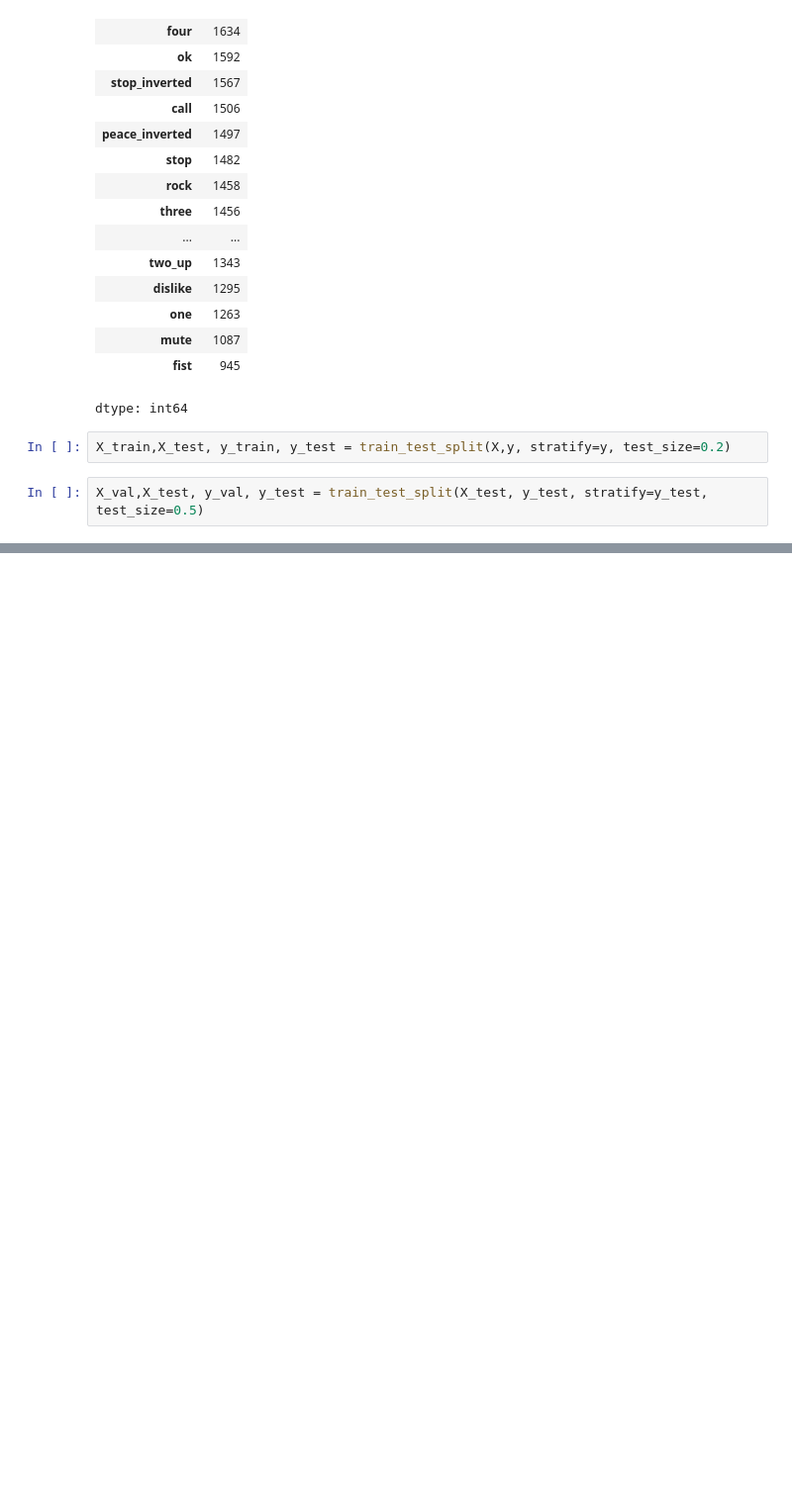
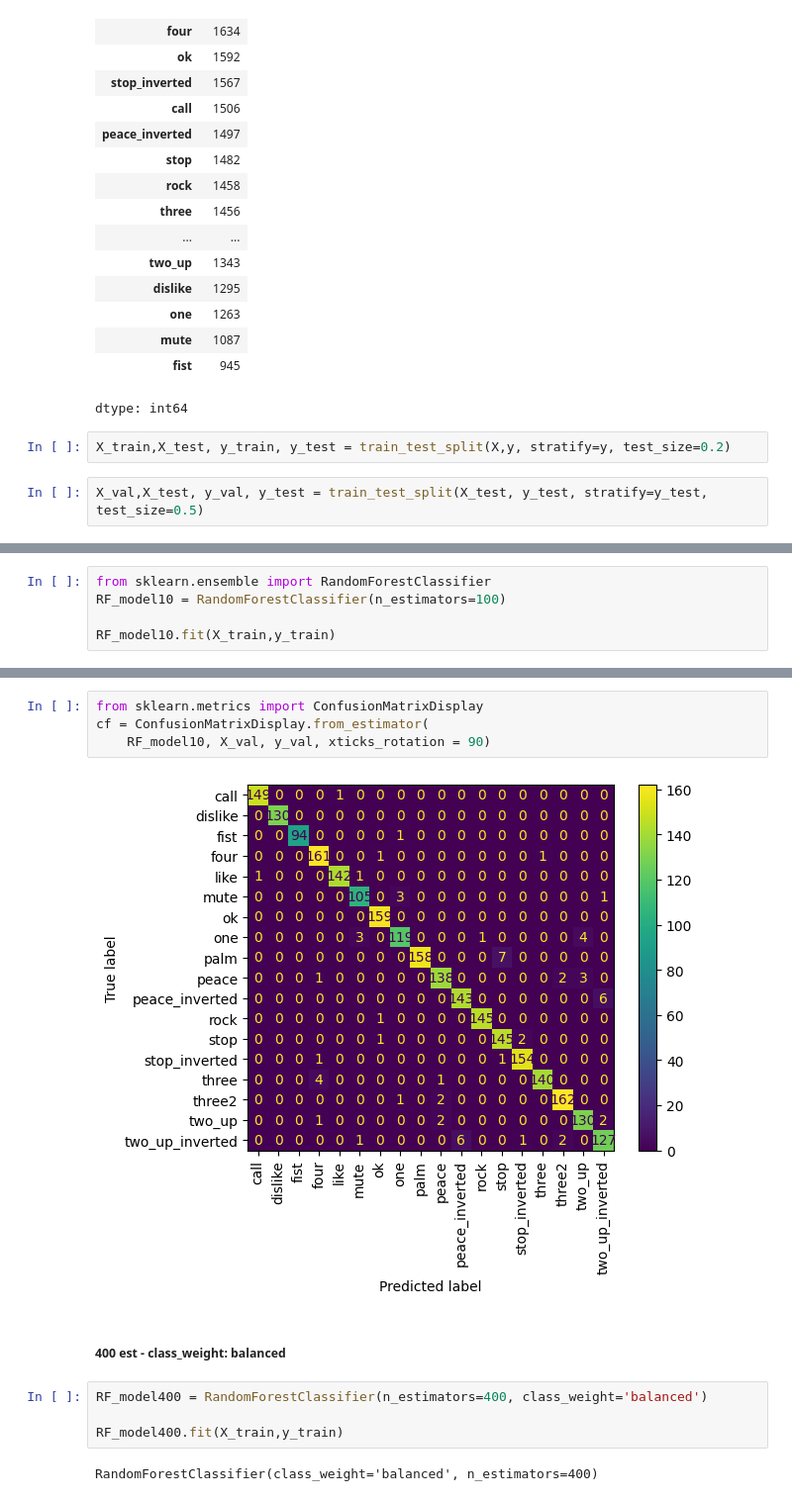
Before and after one commit to Ahmed9Elsayed/HandGesture-Recognizer, a Jupyter notebook: ML_project.ipynb, the cells around one changed output, grey strips where cells are left out. Shown at 99% size. Drawn from its saved outputs; the diff is of its cells as text; blank space fills up the shorter version.

Commit message:
Several Models Trained and Evaluated, Best Performing Model Determined

```diff
--- a/ML_project.ipynb
+++ b/ML_project.ipynb
@@ -275,0 +296,5 @@ X_val,X_test, y_val, y_test = train_test_split(X_test, y_test, stratify=y_test,
+# %%
+from sklearn.ensemble import RandomForestClassifier
+RF_model10 = RandomForestClassifier(n_estimators=100)
+
+RF_model10.fit(X_train,y_train)
@@ -275,0 +311,14 @@ X_val,X_test, y_val, y_test = train_test_split(X_test, y_test, stratify=y_test,
+# %%
+from sklearn.metrics import ConfusionMatrixDisplay
+cf = ConfusionMatrixDisplay.from_estimator(
+    RF_model10, X_val, y_val, xticks_rotation = 90)
+# %% [output]
+[figure, added]
+# %% [markdown]
+##### 400 est - class_weight: balanced
+# %%
+RF_model400 = RandomForestClassifier(n_estimators=400, class_weight='balanced')
+
+RF_model400.fit(X_train,y_train)
+# %% [output]
+RandomForestClassifier(class_weight='balanced', n_estimators=400)
```
Also changed, not shown: parts of 57 cells of this notebook.
